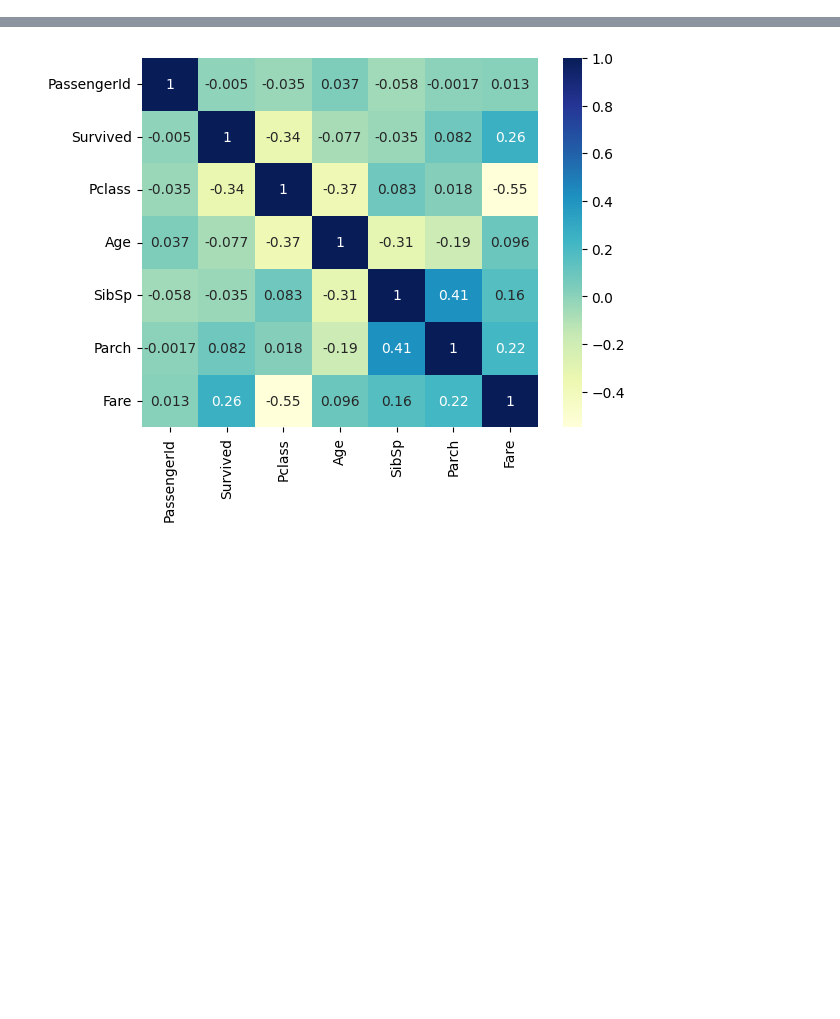
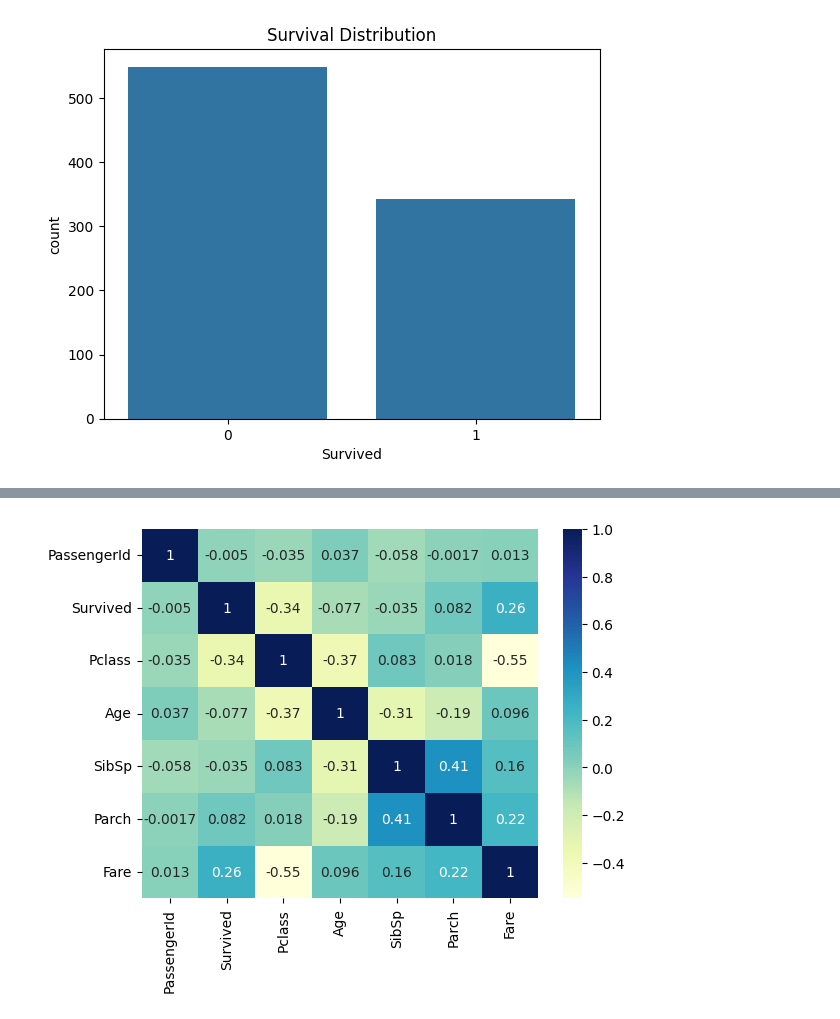
Before and after one commit to ShaikStack/titanic-survival-prediction-project, a Jupyter notebook: notebook.ipynb, the cells around one changed output, grey strips where cells are left out. Saved outputs shown, nothing was run; the diff lists cells and outputs as text; code cells hidden in the pictures; blank space fills up the shorter version.

```diff
--- a/notebook.ipynb
+++ b/notebook.ipynb
@@ -6,0 +50,6 @@ titanic_data=pd.read_csv('train.csv')
+# %%
+sns.countplot(x='Survived', data=titanic_data)
+plt.title("Survival Distribution")
+plt.show()
+# %% [output]
+[figure, added]
```
Also changed, not shown: parts of 16 cells of this notebook.
